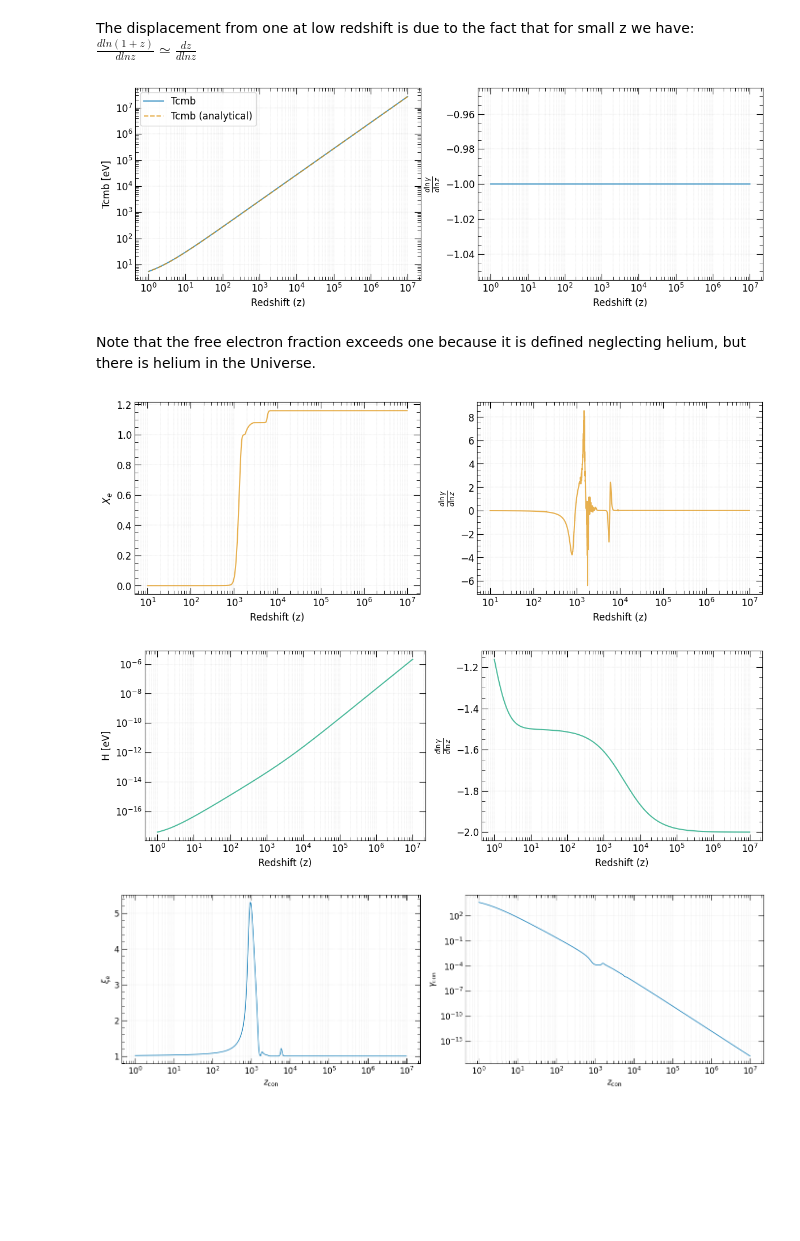
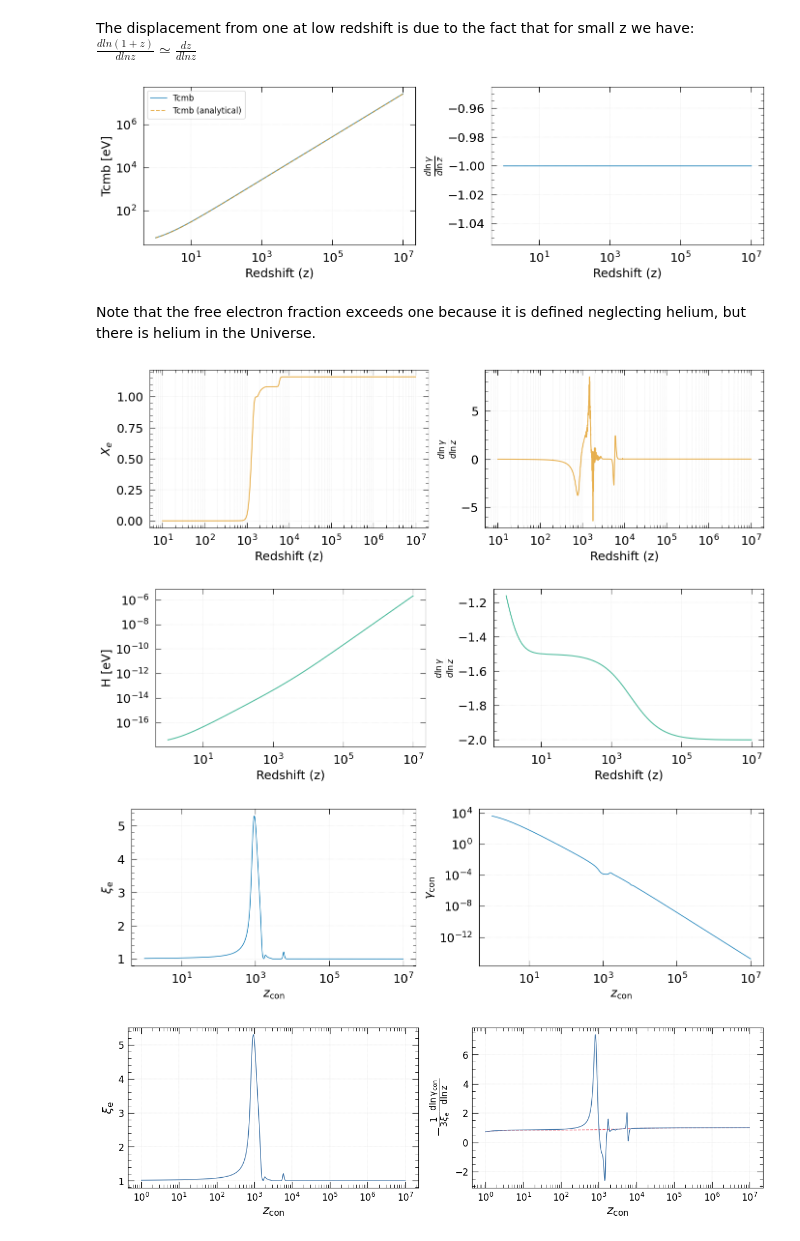
Before and after one commit to Sareva00/Photon_conversion, a Jupyter notebook: gamma_evolution.ipynb, the cells around one changed output. Saved outputs shown, nothing was run; the diff lists cells and outputs as text; code cells hidden in the pictures; blank space fills up the shorter version.

Commit message:
plot update with new setup

```diff
--- a/gamma_evolution.ipynb
+++ b/gamma_evolution.ipynb
@@ -14,6 +14,8 @@ import tol_colors as tc
 
 import tools
 import my_plot as mplt
+from plot_utils import set_size, set_colors, width_jcap, sci_formatter
+plt.style.use('my_style.mplstyle')
 # %%
 def extract_data_from_files(file_name, num_columns):
     """Extract data for the evolution of the various parameters"""
@@ -33,27 +35,27 @@ z_e, (Xe, dlngamma_Xe) = extract_data_from_files('custom_redshift_info.dat_ymax5
 The displacement from one at low redshift is due to the fact that for small z we have:
 $\frac{d ln(1+z)}{d lnz} \simeq \frac{d z}{d lnz}$
 # %%
-colors = mplt.set_colors(5, palette="colorblind")
+colors = set_colors(5, palette="sns:colorblind")
 #colors = tc.colorsets['vibrant']
 
 fig, ax = plt.subplots(1, 2, figsize=mplt.set_size(mplt.width*2, 1, (1,2)))
 
 ax[0].plot(z, Tcmb, label = "Tcmb", color=colors[0], alpha=0.7, linestyle="-")
 ax[0].plot(z , 2.7 * (1+z), label = "Tcmb (analytical)", color=colors[1], alpha=0.7, linestyle="--")
 ax[1].plot(z, dlngamma_T, color=colors[0], alpha=0.7, linestyle="-")
 
 
 mplt.set_ticks(ax[0])
 mplt.set_labels(ax[0], x_label="Redshift (z)", x_log=True, y_label="Tcmb [eV]", y_log=True, title=None)
 
 mplt.set_ticks(ax[1])
 mplt.set_labels(ax[1], x_label="Redshift (z)", x_log=True, y_label="$\\frac{d\\ln \\gamma}{d\\ln z}$", y_log=False, title=None)
 
 ax[0].legend()
 #plt.savefig('outputs/H0_evolution.pdf', dpi=300, bbox_inches="tight")
 plt.show()
 # %% [output]
-[figure, old version]
+[figure, new version]
 # %% [markdown]
 Note that the free electron fraction exceeds one because it is defined neglecting helium, but there is helium in the Universe.
 # %%
@@ -71,7 +73,7 @@ mplt.set_labels(ax[1], x_label="Redshift (z)", x_log=True, y_label="$\\frac{d\\l
 
 plt.show()
 # %% [output]
-[figure, old version]
+[figure, new version]
 # %%
 
 fig, ax = plt.subplots(1, 2, figsize=mplt.set_size(mplt.width*2, 1, (1,2)))
@@ -86,9 +88,10 @@ mplt.set_labels(ax[1], x_label="Redshift (z)", x_log=True, y_label="$\\frac{d\\l
 
 plt.show()
 # %% [output]
-[figure, old version]
+[figure, new version]
 # %%
 
+colors0 = set_colors(3, palette="tol:bright")
 fig, ax = plt.subplots(1, 2, figsize=mplt.set_size(mplt.width*2, 1, (1,2)))
 ax[0].plot(z, xi_e, color=colors[0], linewidth=1, linestyle="-")
 ax[1].plot(z, gamma_con, color=colors[0], linewidth=1, linestyle="-")
@@ -103,7 +106,29 @@ plt.savefig('outputs/gamma_evolution.pdf', dpi=300, bbox_inches="tight")
 plt.tight_layout()
 plt.show()
 # %% [output]
-[figure, old version]
+[figure, new version]
+# %%
+
+fig, ax = plt.subplots(1, 2, figsize=set_size(width_jcap*2, 1, (1,2)))
+ax[0].plot(z, xi_e, color=colors0[0], linewidth=1, linestyle="-")
+ax[1].plot(z, -dlngamma_noXe/3, color=colors0[1], linewidth=1, linestyle="--", label="no $X_{\\rm e}$ evolution")
+ax[1].plot(z, -dlngamma/3*xi_e, color=colors0[0], linewidth=1, linestyle="-")
+
+ax[0].set_xlabel("$z_{\\rm con}$")
+ax[0].set_ylabel("$\\xi_{\\rm e}$")
+ax[0].set_xscale("log")
+ax[0].set_yscale("linear")
+
+
+ax[1].set_xlabel("$z_{\\rm con}$")
+ax[1].set_ylabel("$ - \\frac{1}{3 \\xi_{\\rm e} }\\frac{\\rm d \\ln \\gamma_{\\rm con}}{\\rm d\\ln z}$")
+ax[1].set_xscale("log")
+ax[1].set_yscale("linear")
+
+plt.savefig('outputs/gamma_evolution.pdf', dpi=300, bbox_inches="tight")
+plt.show()
+# %% [output]
+[figure, added]
 # %%
 
 fig, ax = plt.subplots(1, 1, figsize=mplt.set_size(mplt.width))
```
Also changed, not shown: parts of 1 cell of this notebook, 5 other files.
